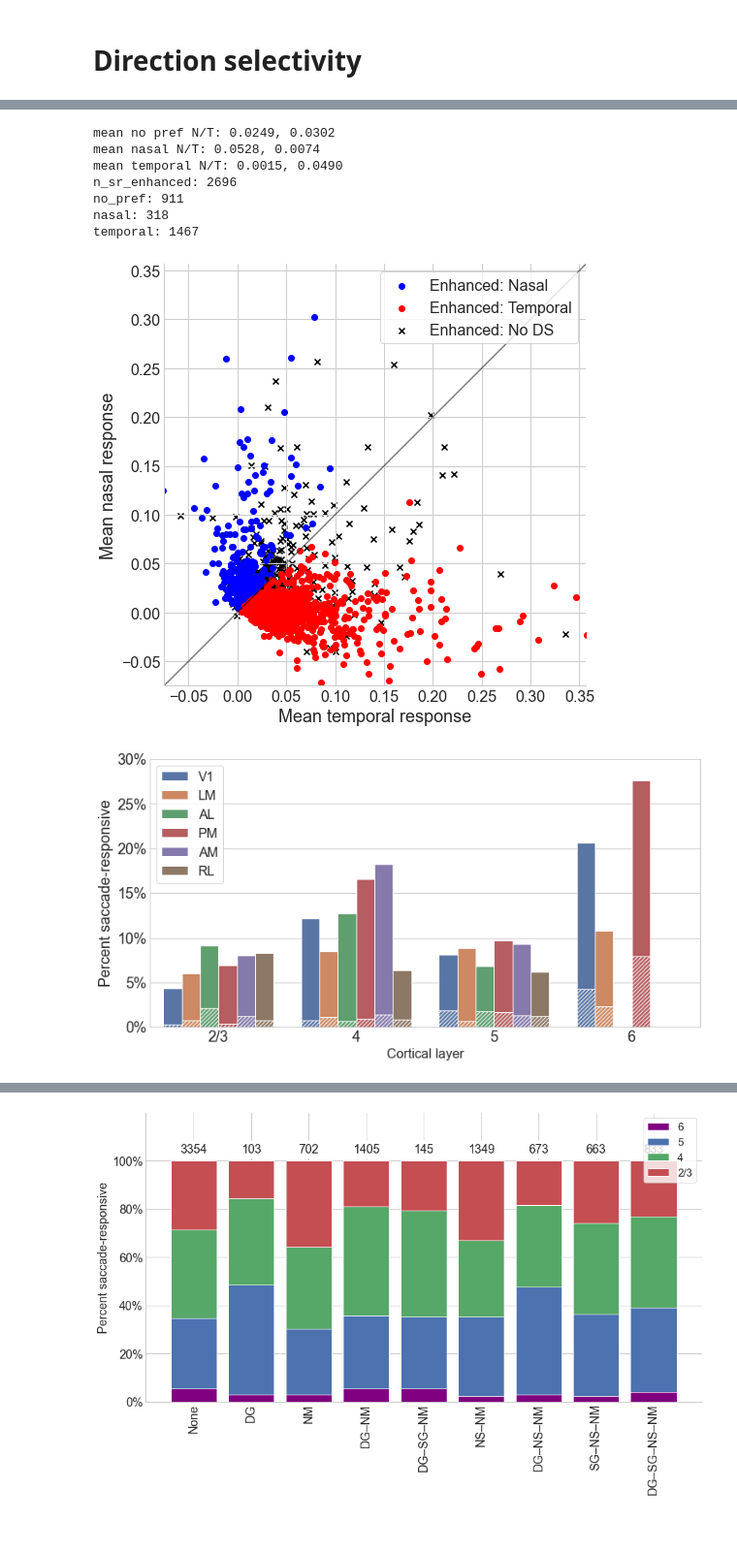
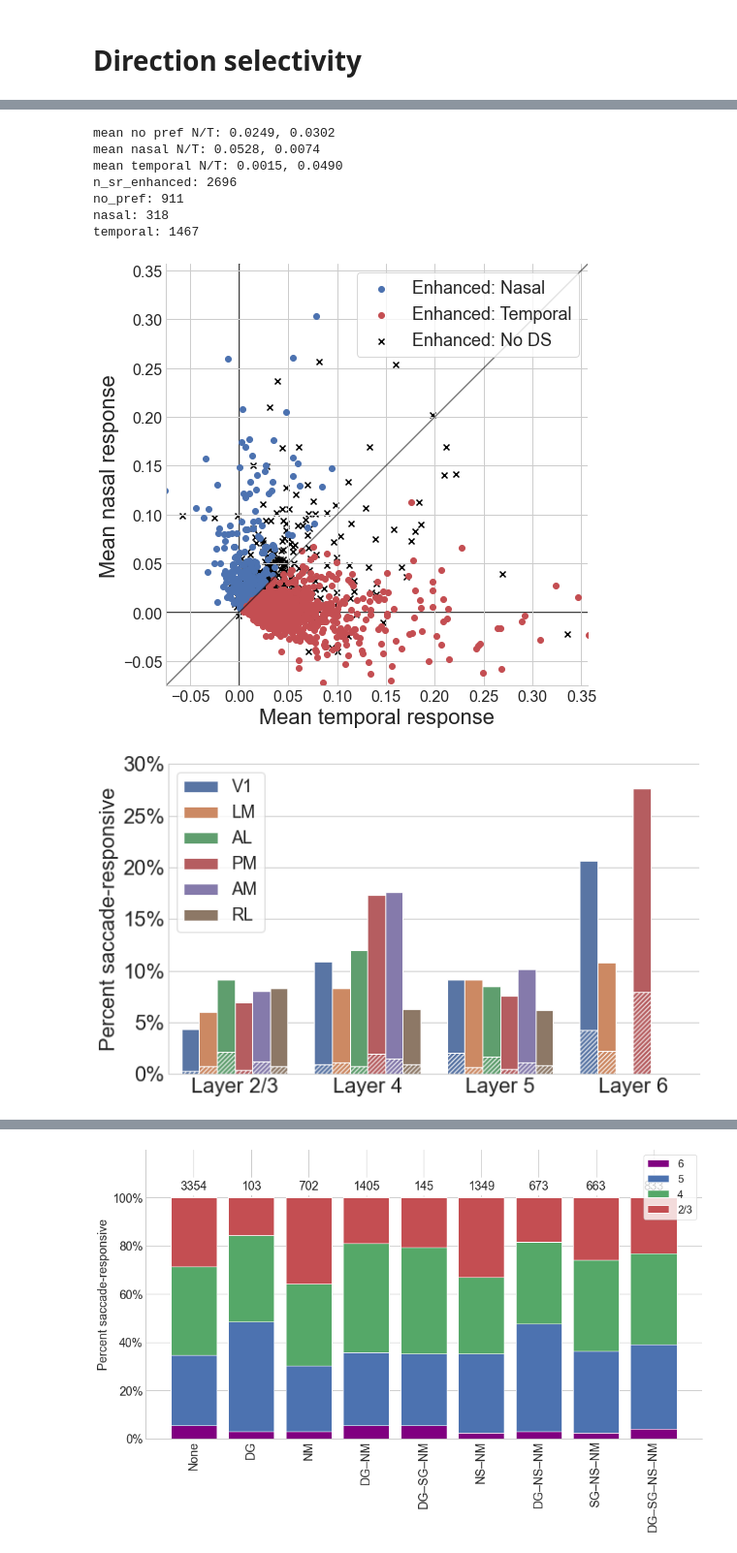
Before and after one commit to AllenInstitute/visual-coding-saccades, a Jupyter notebook: analysis/analyze_cell_responses.ipynb, the cells around one changed output, grey strips where cells are left out. Shown at 97% size. Drawn from its saved outputs; the diff is of its cells as text; code cells hidden in the pictures; blank space fills up the shorter version.

```diff
--- a/analysis/analyze_cell_responses.ipynb
+++ b/analysis/analyze_cell_responses.ipynb
@@ -79,0 +148,4 @@ df_cre_info.head(-1)
+# %%
+df = cells[(cells["response_classification"] == 1) & (cells.ranksum_p_by_direction < 0.05)]
+fig, ax = plt.subplots(figsize=(10, 6), facecolor="white")
+ax.hist(df.mean_right_response - df.mean_left_response, bins=np.linspace(-0.25, 0.25, 25))
@@ -482,8 +828,11 @@ with plt.style.context("seaborn-whitegrid"):
     xlim = -3, 3
     n, bins, _ = ax.hist(values, bins=np.arange(*xlim, 0.09), color="gray", alpha=0.75, label="Enhanced (All)")
 
-    srds_R = cells[is_sr & (cells["is_sr_ds"]) & (cells["preferred_direction"] == 1)]["direction_selectivity"].dropna().values
-    srds_L = cells[is_sr & (cells["is_sr_ds"]) & (cells["preferred_direction"] == -1)]["direction_selectivity"].dropna().values
+    ds_inclusion = is_sr & (cells["is_sr_ds"])
+    srds_R = cells[ds_inclusion & (cells["preferred_direction"] == 1)]["direction_selectivity"].dropna().values
+    srds_L = cells[ds_inclusion & (cells["preferred_direction"] == -1)]["direction_selectivity"].dropna().values
+    # srds_R = cells[is_sr & (cells["mean_right_response"].abs() >= 2*cells["mean_left_response"])]["direction_selectivity"].dropna().values
+    # srds_L = cells[is_sr & (cells["mean_left_response"].abs() >= 2*cells["mean_right_response"])]["direction_selectivity"].dropna().values
     p25_R, p50_R, p75_R = np.quantile(srds_R, [0.25, 0.5, 0.75])
     p25_L, p50_L, p75_L = np.quantile(srds_L, [0.25, 0.5, 0.75])
     print(f"SR-DS-R: {p25_R:.2f}, {p50_R:.2f}, {p75_R:.2f} (mean = {srds_R.mean():.2f} ± {srds_R.std():.2f})")
@@ -507,10 +856,10 @@ with plt.style.context("seaborn-whitegrid"):
 
     ax.axvline(0, color="gray", linestyle="dashed")
 
-    plt.setp((ax.get_xticklabels(), ax.get_yticklabels()), fontsize=16)
-    ax.set_xlabel("Direction selectivity index", fontsize=18)
-    ax.set_ylabel("Number of cells", fontsize=18)
-    ax.legend(fontsize=16, loc="center left", frameon=True)
+    plt.setp((ax.get_xticklabels(), ax.get_yticklabels()), fontsize=20)
+    ax.set_xlabel("Direction selectivity index (DSI)", fontsize=24)
+    ax.set_ylabel("Number of cells", fontsize=24)
+    ax.legend(fontsize=20, loc="center left", frameon=True)
     ax.spines["top"].set_visible(False)
     ax.spines["right"].set_visible(False)
     savefig(fig, "direction_selectivity.png")
@@ -546,28 +895,30 @@ with plt.style.context("seaborn-whitegrid"):
     nasal_suppressed = is_sr & (cells["preferred_direction"] == -1)
     temporal = is_sr & (cells["preferred_direction"] == 1)
 
-    ax.scatter(x[nasal], y[nasal], color="blue", label=f"Enhanced: Nasal") # ({nasal.sum()/n_sr*100:.1f}%)
-    ax.scatter(x[temporal], y[temporal], color="red", label=f"Enhanced: Temporal") # ({temporal.sum()/n_sr*100:.1f}%)
+    ax.scatter(x[nasal], y[nasal], color="b", alpha=1, label=f"Enhanced: Nasal") # ({nasal.sum()/n_sr*100:.1f}%)
+    ax.scatter(x[temporal], y[temporal], color="r", alpha=1, label=f"Enhanced: Temporal") # ({temporal.sum()/n_sr*100:.1f}%)
     ax.scatter(x[no_pref], y[no_pref], color="black", marker="x", label=f"Enhanced: No DS", zorder=0) # ({no_pref.sum()/n_sr*100:.1f}%)
 
     print(f"mean no pref N/T: {y[no_pref].mean():.4f}, {x[no_pref].mean():.4f}")
     print(f"mean nasal N/T: {y[nasal].mean():.4f}, {x[nasal].mean():.4f}")
     print(f"mean temporal N/T: {y[temporal].mean():.4f}, {x[temporal].mean():.4f}")
 
-    ax.set_xlabel("Mean temporal response", fontsize=18)
-    ax.set_ylabel("Mean nasal response", fontsize=18)
+    ax.set_xlabel("Mean temporal response", fontsize=22)
+    ax.set_ylabel("Mean nasal response", fontsize=22)
     plt.setp((ax.get_xticklabels(), ax.get_yticklabels()), fontsize=16)
     print(f"n_sr_enhanced: {n_sr}")
     print(f"no_pref: {no_pref.sum()}")
     print(f"nasal: {nasal.sum()}")
     print(f"temporal: {temporal.sum()}")
 
-    ax.legend(loc="upper right", fontsize=16, frameon=True)
+    ax.legend(loc="upper right", fontsize=18, frameon=True)
     ax.set_xlim(-0.075, np.quantile(x[cells["is_sr"]], [0.995]))
     ax.set_ylim(-0.075, np.quantile(y[cells["is_sr"]], [0.995]))
     ax.spines["top"].set_visible(False)
     ax.spines["right"].set_visible(False)
     plot_yeqx(ax, color="black", alpha=0.5)
+    ax.axhline(y=0, color="black", zorder=0)
+    ax.axvline(x=0, color="black", zorder=0)
     savefig(fig, "direction_selectivity_scatter.png")
 # %% [output]
 mean no pref N/T: 0.0249, 0.0302
@@ -577,30 +928,34 @@ n_sr_enhanced: 2696
 no_pref: 911
 nasal: 318
 temporal: 1467
-[figure, old version]
+[figure, new version]
 # %%
 order = sorted(cells["cortical_layer"].unique())
 
 with plt.style.context("seaborn-whitegrid"):
-    fig, ax = plt.subplots(figsize=(12, 6), facecolor="white")
+    fig, ax = plt.subplots(figsize=(10, 6), facecolor="white")
     bar = sns.barplot(data=cells, x="cortical_layer", ci=None, y="is_sr", hue="targeted_structure", ax=ax, order=order, hue_order=AREA_ORDERING)
     patches1 = bar.patches[:]
 
     legend_handles = ax.legend_.legendHandles
     bar2 = sns.barplot(x=cells["cortical_layer"], ci=None, y=(cells["response_classification"] == -1), hue=cells["targeted_structure"], ax=ax, order=order, hue_order=AREA_ORDERING)
 
     for patch in bar2.patches:
         if patch not in patches1:
             patch.set_hatch("/////")
 
     # ax.set_title("SUPPRESSED", fontsize=16)
-    ax.set_xlabel("Cortical layer", fontsize=16)
-    ax.set_ylabel("Percent saccade-responsive", fontsize=18)
+    # ax.set_xlabel("Cortical layer", fontsize=16)
+    ax.set_xlabel("")
+    ax.set_xticklabels([f"Layer {l}" for l in order], fontsize=22)
+    ax.set_ylabel("Percent saccade-responsive", fontsize=22)
     ax.set_yticks([0, 0.05, 0.1, 0.15, 0.2, 0.25, 0.3])
     ax.set_ylim(min(ax.get_yticks()), max(ax.get_yticks()))
     ax.set_yticklabels([f"{tick*100:.0f}%" for tick in ax.get_yticks()])
-    plt.setp((ax.get_xticklabels(), ax.get_yticklabels()), fontsize=18)
-    ax.legend(handles=legend_handles, labels=[AREA_ABBREV[area] for area in ax.get_legend_handles_labels()[1]], fontsize=16, frameon=True)
+    ax.spines["top"].set_visible(False)
+    ax.spines["right"].set_visible(False)
+    plt.setp(ax.get_yticklabels(), fontsize=22)
+    ax.legend(handles=legend_handles, labels=[AREA_ABBREV[area] for area in ax.get_legend_handles_labels()[1]], fontsize=18, frameon=True)
     savefig(fig, "frac_responsive_by_layer_across_areas.png")
 # %% [output]
-[figure, old version]
+[figure, new version]
```
Also changed, not shown: parts of 55 cells of this notebook, 16 other files.
